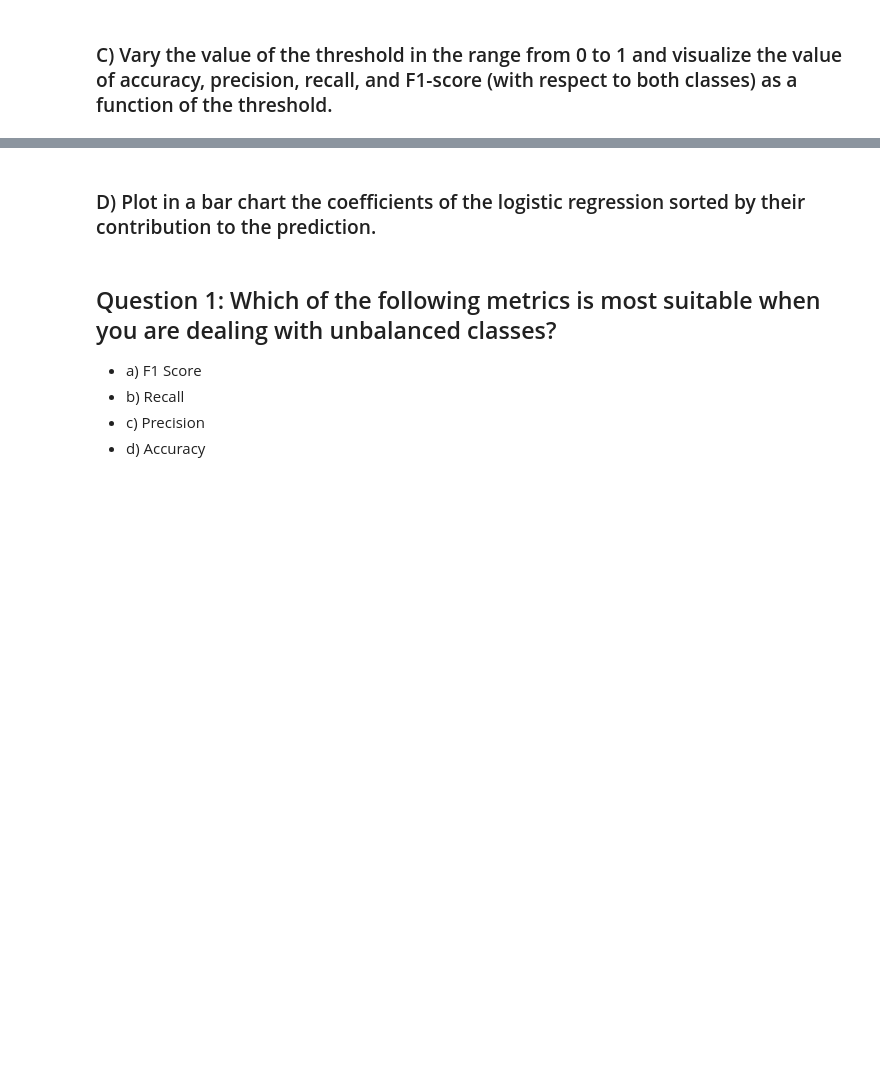
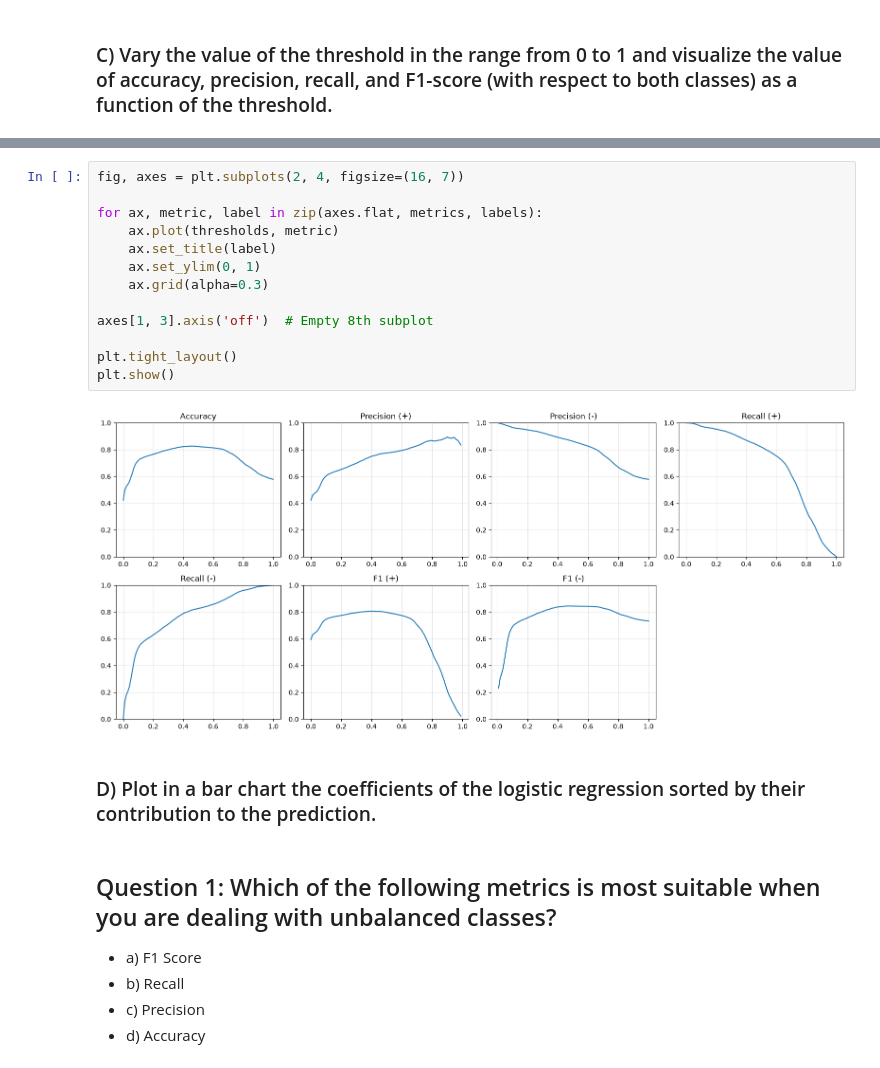
Before and after one commit to dimitripelgrin/ADA2026, a Jupyter notebook: Exercises/07 - Learning from data - Applied machine learning/AppliedML.ipynb, the cells around one changed output, grey strips where cells are left out. Drawn from its saved outputs; the diff is of its cells as text; blank space fills up the shorter version.

```diff
--- a/Exercises/07 - Learning from data - Applied machine learning/AppliedML.ipynb
+++ b/Exercises/07 - Learning from data - Applied machine learning/AppliedML.ipynb
@@ -48,3 +217,18 @@ original_data = pd.read_csv(data_folder+'aac_intakes_outcomes.csv', usecols=colu
+# %%
+fig, axes = plt.subplots(2, 4, figsize=(16, 7))
+
+for ax, metric, label in zip(axes.flat, metrics, labels):
+    ax.plot(thresholds, metric)
+    ax.set_title(label)
+    ax.set_ylim(0, 1)
+    ax.grid(alpha=0.3)
+
+axes[1, 3].axis('off')  # Empty 8th subplot
+
+plt.tight_layout()
+plt.show()
+# %% [output]
+[figure, added]
 # %% [markdown]
 ### D) Plot in a bar chart the coefficients of the logistic regression sorted by their contribution to the prediction.
 # %% [markdown]
```
Also changed, not shown: parts of 12 cells of this notebook, 1 other file.
